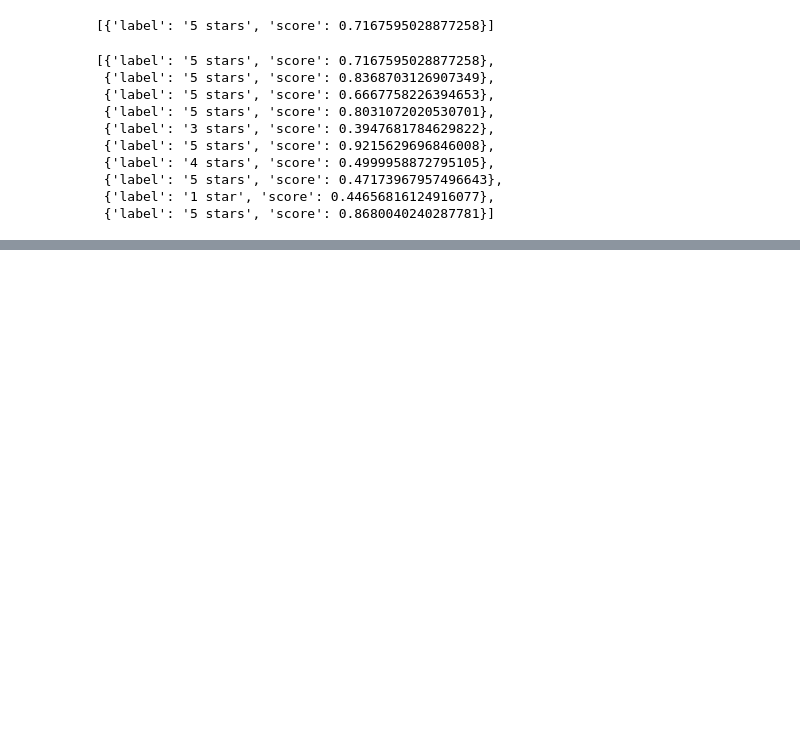
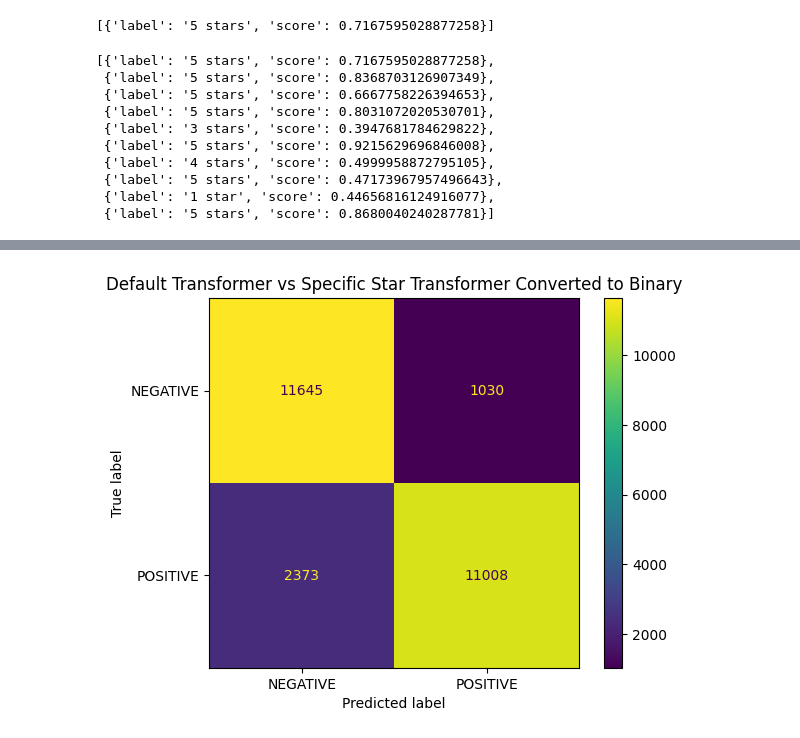
Before and after one commit to Yiannis7918/Hotel-Reviews-Sentiment-Analysis-NLP-Project, a Jupyter notebook: notebooks/Sentiment_Analysis_Transf.ipynb, the cells around one changed output, grey strips where cells are left out. Saved outputs shown, nothing was run; the diff lists cells and outputs as text; code cells hidden in the pictures; blank space fills up the shorter version.

```diff
--- a/notebooks/Sentiment_Analysis_Transf.ipynb
+++ b/notebooks/Sentiment_Analysis_Transf.ipynb
@@ -297,0 +489,24 @@ df.to_csv("../data/booking_reviews_with_two_transformer_predictions.csv", index=
+# %%
+# and their confusion matrix:
+
+from sklearn.metrics import confusion_matrix, ConfusionMatrixDisplay
+import matplotlib.pyplot as plt
+
+labels = ["NEGATIVE", "POSITIVE"]
+
+cm = confusion_matrix(
+    df["transformer_label"],
+    df["star_transformer_binary"],
+    labels=labels
+)
+
+disp = ConfusionMatrixDisplay(
+    confusion_matrix=cm,
+    display_labels=labels
+)
+
+disp.plot()
+plt.title("Default Transformer vs Specific Star Transformer Converted to Binary")
+plt.show()
+# %% [output]
+[figure, added]
```
Also changed, not shown: parts of 19 cells of this notebook, 1 other file.
